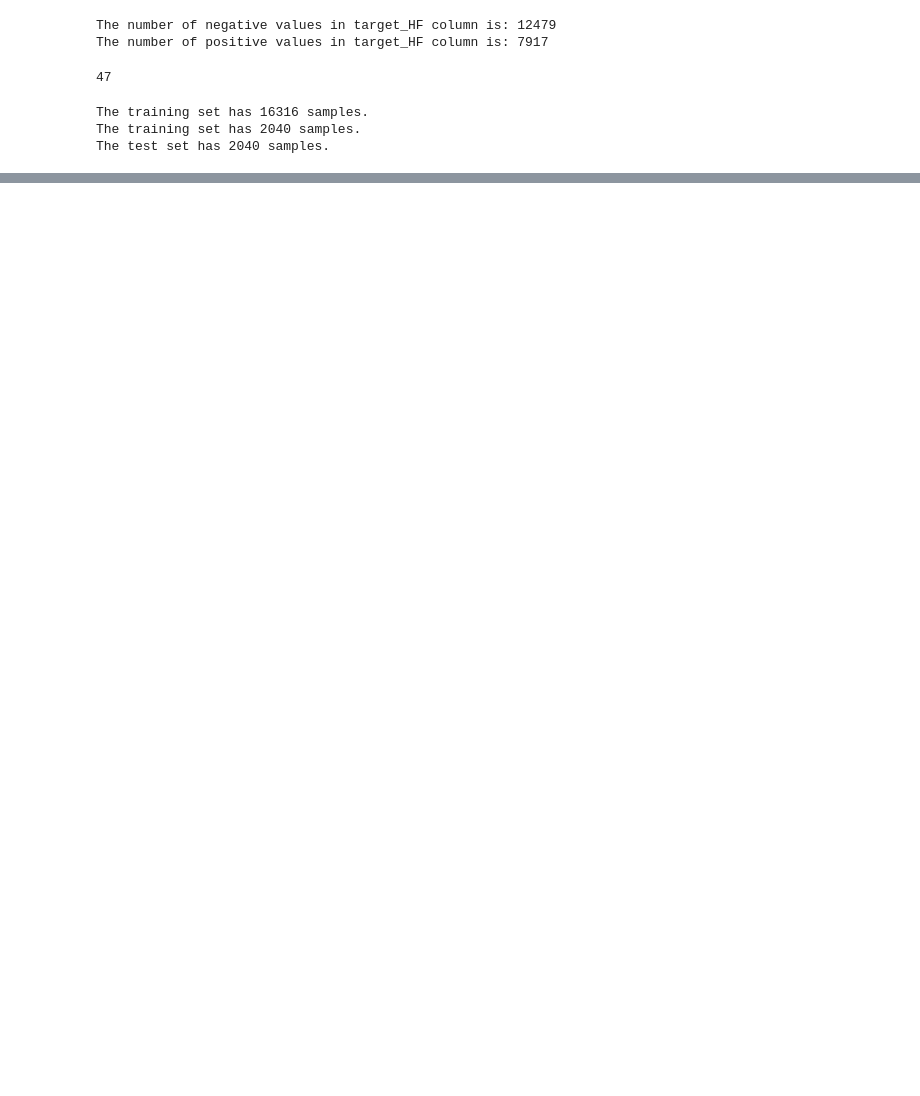
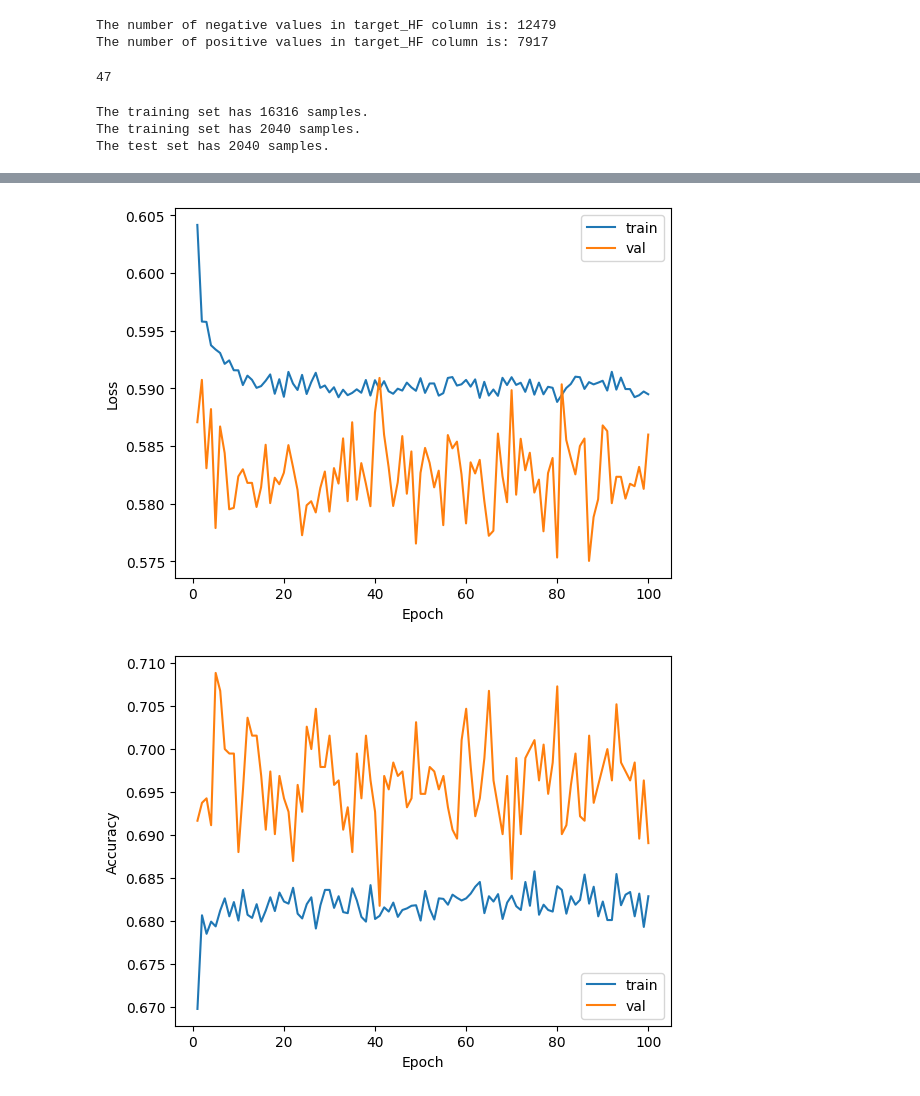
Before and after one commit to vctoriawu/MIMIC_HF, a Jupyter notebook: data/GNN_newtrial.ipynb, the cells around one changed output, grey strips where cells are left out. Saved outputs shown, nothing was run; the diff lists cells and outputs as text; code cells hidden in the pictures; blank space fills up the shorter version.

```diff
--- a/data/GNN_newtrial.ipynb
+++ b/data/GNN_newtrial.ipynb
@@ -190,11 +190,25 @@ class GCNClassifier(nn.Module):
                                                   out_features=num_classes),
                                         nn.Sigmoid())
 
+
     def forward(self, g):
+        h = g.features.squeeze()
 
-        h = g.features.squeeze()
+        # Compute min and max values for each feature
+        min_values, _ = torch.min(h, dim=0, keepdim=True)
+        max_values, _ = torch.max(h, dim=0, keepdim=True)
+
+        # Add small epsilon to denominator to prevent division by zero
+        epsilon = 1e-8
+        denominator = max_values - min_values + epsilon
+
+        # Normalize each feature
+        h = (h - min_values) / denominator
+
         h = torch.reshape(h, [h.shape[0]*h.shape[1], -1])
+        #print(h.shape)
         edge_index = g.edge_index
+        #print(edge_index.shape)
 
         # GNN layers
         for gnn_layer in self.layers:
@@ -211,6 +225,8 @@ class GCNClassifier(nn.Module):
 # %%
 gnn_classifiers = GCNClassifier(input_feature_dim=3, #TODO
                                 dropout_p=0.3,
-                                gnn_hidden_dims=[64, 16],
-                                mlp_hidden_dim=16,
+                                gnn_hidden_dims=[64, 64],
+                                mlp_hidden_dim=64,
                                 num_classes=1)
+
+print(gnn_classifiers)
@@ -217,5 +251,8 @@ gnn_classifiers = GCNClassifier(input_feature_dim=3, #TODO
 # %%
 # Create the loss function and the optimizer
-optimizer = Adam(list(gnn_classifiers.parameters()))
+optimizer = Adam(list(gnn_classifiers.parameters()), lr=0.001)
 loss_func = nn.BCELoss()
+
+# Define the scheduler
+scheduler = torch.optim.lr_scheduler.ReduceLROnPlateau(optimizer, mode='min', factor=0.5, patience=2, threshold=0.01, min_lr=0.000001)
 # %%
@@ -305,0 +371,21 @@ KeyboardInterrupt:
+# %%
+import matplotlib.pyplot as plt
+
+# Plot the losses and accuracies
+epochs = np.arange(1, 100+1)
+plt.plot(epochs, train_losses, label='train')
+plt.plot(epochs, val_losses, label='val')
+plt.xlabel('Epoch')
+plt.ylabel('Loss')
+plt.legend()
+plt.show()
+
+plt.plot(epochs, train_accs, label='train')
+plt.plot(epochs, val_accs, label='val')
+plt.xlabel('Epoch')
+plt.ylabel('Accuracy')
+plt.legend()
+plt.show()
+# %% [output]
+[figure, added]
+[figure, added]
```
Also changed, not shown: parts of 8 cells of this notebook.
